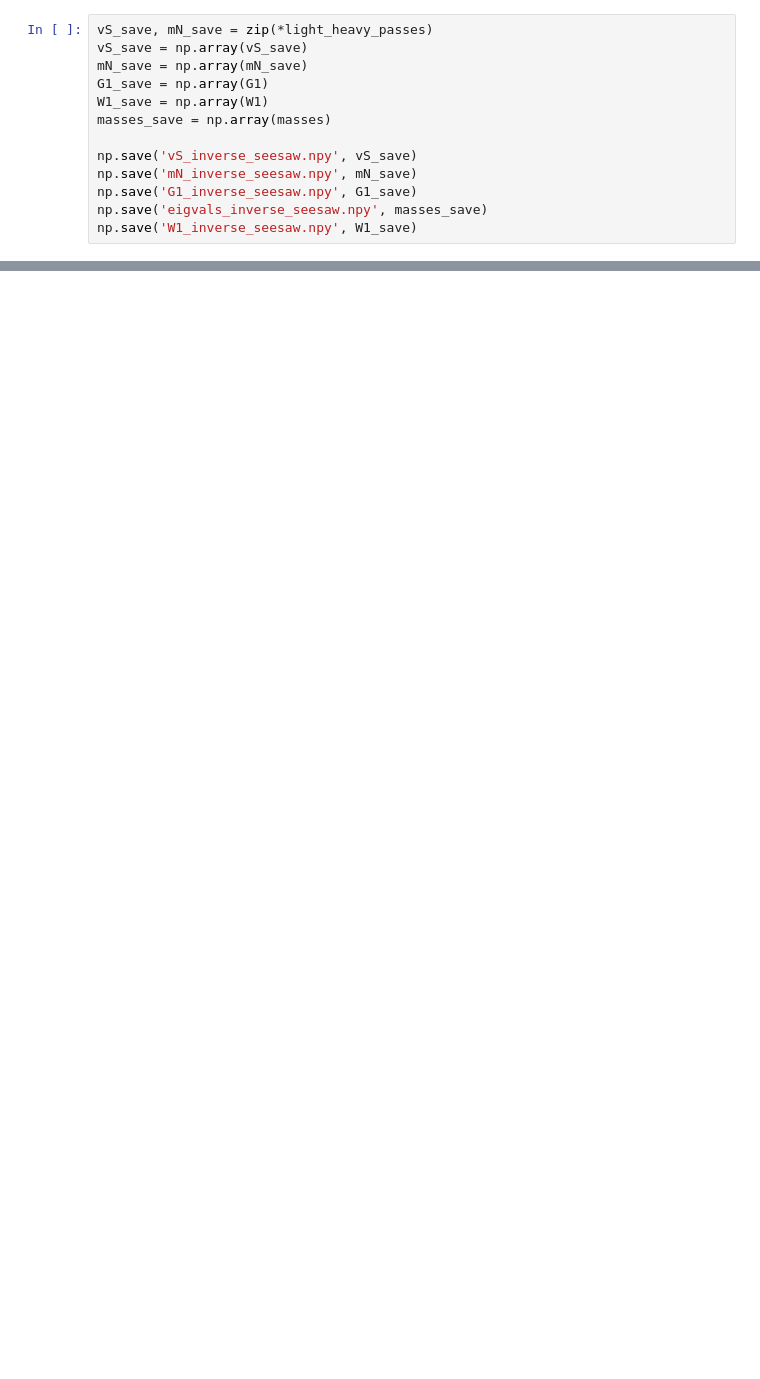
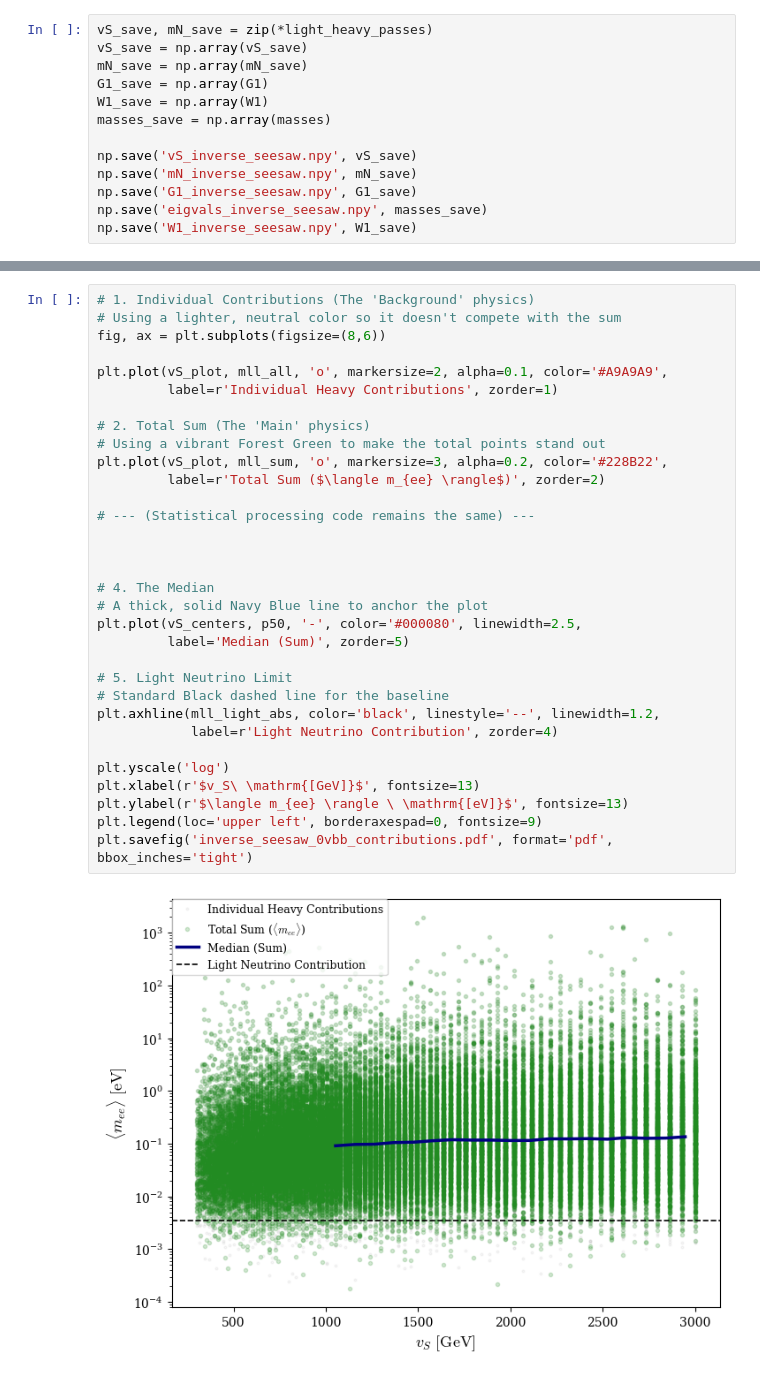
Before and after one commit to robalvess/Goofy-Scalar, a Jupyter notebook: Goofy_Neutrino/inverse_seesaw_scan.ipynb, the cells around one changed output, grey strips where cells are left out. Saved outputs shown, nothing was run; the diff lists cells and outputs as text; blank space fills up the shorter version.

```diff
--- a/Goofy_Neutrino/inverse_seesaw_scan.ipynb
+++ b/Goofy_Neutrino/inverse_seesaw_scan.ipynb
@@ -402,0 +460,34 @@ Text(0, 0.5, '$\\langle m_{ee} \\rangle \\ \\mathrm{[eV]}$')
+# %%
+# 1. Individual Contributions (The 'Background' physics)
+# Using a lighter, neutral color so it doesn't compete with the sum
+fig, ax = plt.subplots(figsize=(8,6))
+
+plt.plot(vS_plot, mll_all, 'o', markersize=2, alpha=0.1, color='#A9A9A9',
+         label=r'Individual Heavy Contributions', zorder=1)
+
+# 2. Total Sum (The 'Main' physics)
+# Using a vibrant Forest Green to make the total points stand out
+plt.plot(vS_plot, mll_sum, 'o', markersize=3, alpha=0.2, color='#228B22',
+         label=r'Total Sum ($\langle m_{ee} \rangle$)', zorder=2)
+
+# --- (Statistical processing code remains the same) ---
+
+
+
+# 4. The Median
+# A thick, solid Navy Blue line to anchor the plot
+plt.plot(vS_centers, p50, '-', color='#000080', linewidth=2.5,
+         label='Median (Sum)', zorder=5)
+
+# 5. Light Neutrino Limit
+# Standard Black dashed line for the baseline
+plt.axhline(mll_light_abs, color='black', linestyle='--', linewidth=1.2,
+            label=r'Light Neutrino Contribution', zorder=4)
+
+plt.yscale('log')
+plt.xlabel(r'$v_S\ \mathrm{[GeV]}$', fontsize=13)
+plt.ylabel(r'$\langle m_{ee} \rangle \ \mathrm{[eV]}$', fontsize=13)
+plt.legend(loc='upper left', borderaxespad=0, fontsize=9)
+plt.savefig('inverse_seesaw_0vbb_contributions.pdf', format='pdf', bbox_inches='tight')
+# %% [output]
+[figure, added]
```
Also changed, not shown: parts of 12 cells of this notebook, 4 other files.
